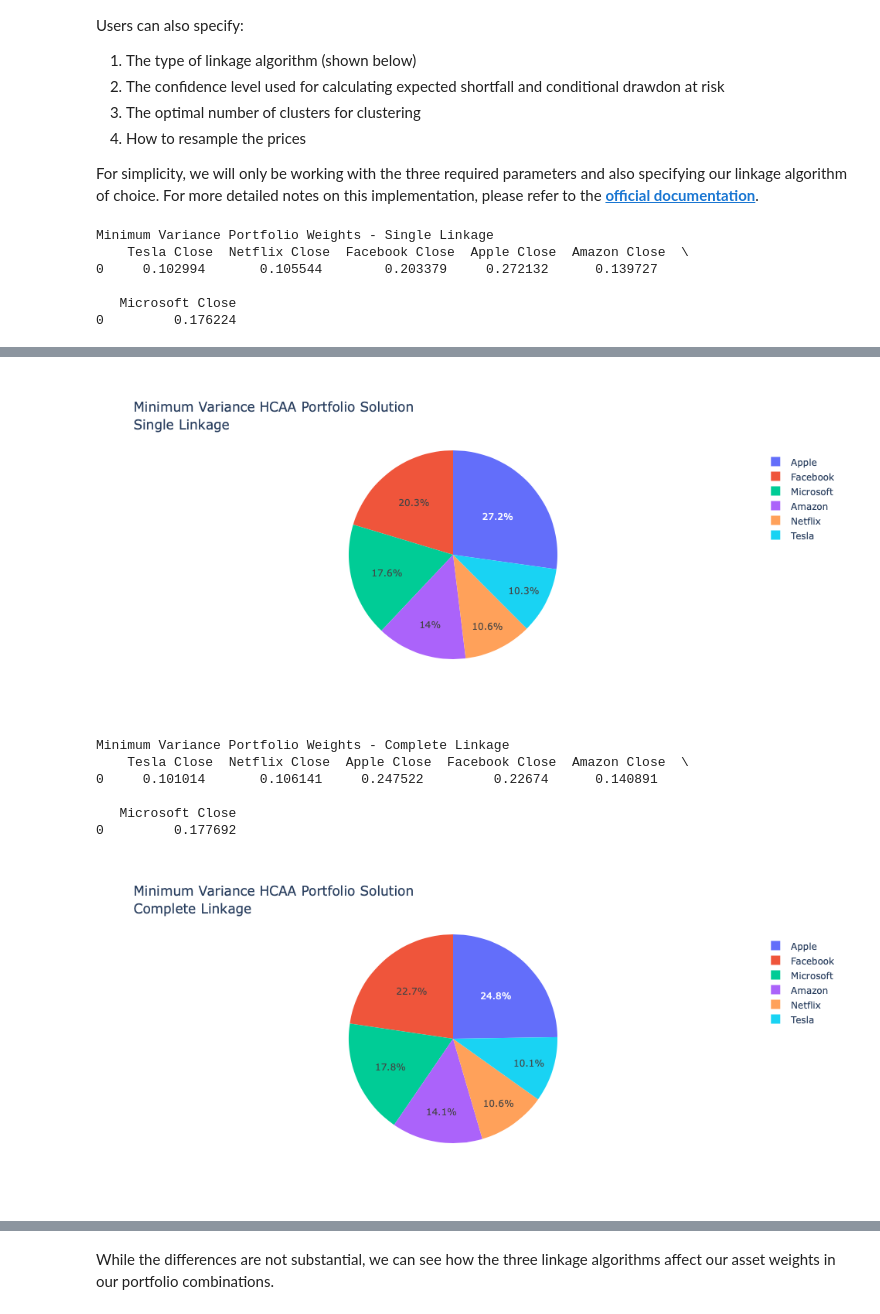
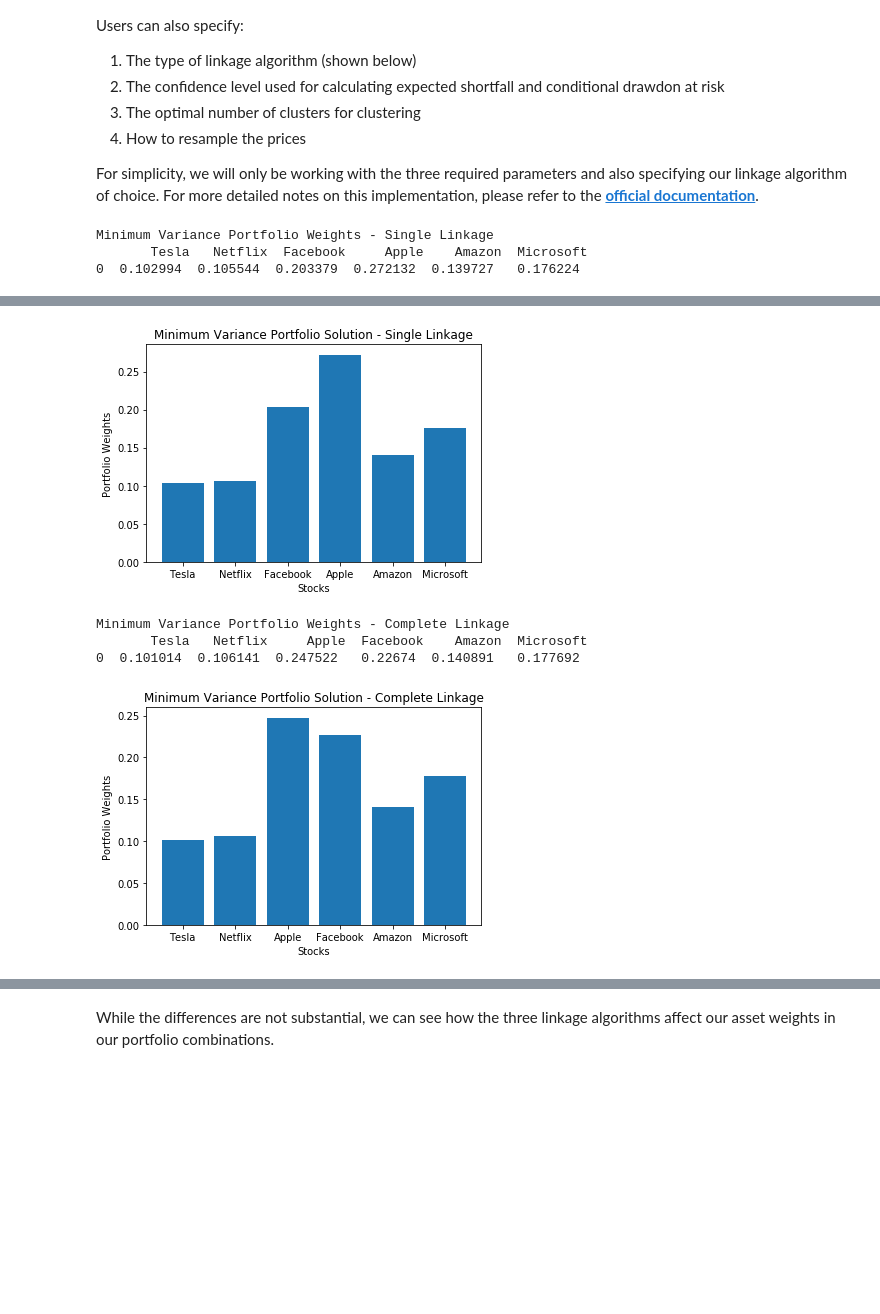
Before and after one commit to FriendlyUser/research, a Jupyter notebook: HCAA Tutorial Notebook.ipynb, the cells around one changed output, grey strips where cells are left out. Saved outputs shown, nothing was run; the diff lists cells and outputs as text; code cells hidden in the pictures; blank space fills up the shorter version.

```diff
--- a/HCAA Tutorial Notebook.ipynb
+++ b/HCAA Tutorial Notebook.ipynb
@@ -40,6 +45,6 @@ from mlfinlab.portfolio_optimization.hcaa import HierarchicalClusteringAssetAllo
 ## The Data
 All stock data was downloaded from __[Yahoo](https://help.yahoo.com/kb/download-historical-data-yahoo-finance-sln2311.html?guccounter=1&guce_referrer=aHR0cHM6Ly93d3cuZ29vZ2xlLmNvbS8&guce_referrer_sig=AQAAALQCM_6ulNppxJ2pt-zmOL_WPxcZvTy4HJXN_3fjA9Dxb9D1-1av3NsYNZJX8-6HqGFmvxOdQLw4ZEjMhAsBRdCycoKX0sVNI7s25XZ0Eb97ambo2F8hKuwEQd9LSe0Vzrj3eHHLUP7sk5LBG44m9F-7VM9C8avDgJCK1nPyIMA7)__. In this tutorial, we will be working with 5-year historical closing-price data from Apple, Amazon, Facebook, Microsoft, Netflix, and Tesla. Note that the data must be in a Pandas dataframe indexed by date.
 # %%
-stock_prices = pd.read_csv('stock_data_hcaa.csv', parse_dates=True, index_col='Date')
+stock_prices = pd.read_csv('stock_data.csv', parse_dates=True, index_col='Date')
 stock_prices.head()
 # %% [output]
@@ -80,29 +88,28 @@ For simplicity, we will only be working with the three required parameters and a
 
 hcaaMV_single = HierarchicalClusteringAssetAllocation()
 hcaaMV_single.allocate(asset_names=stock_prices.columns,
-                asset_prices=stock_prices,
-                allocation_metric='minimum_variance',
-                linkage='single')
+                       asset_prices=stock_prices,
+                       allocation_metric='minimum_variance',
+                       linkage='single')
 
 print("Minimum Variance Portfolio Weights - Single Linkage \n", hcaaMV_single.weights)
 # %% [output]
 Minimum Variance Portfolio Weights - Single Linkage
-    Tesla Close  Netflix Close  Facebook Close  Apple Close  Amazon Close  \
-0     0.102994       0.105544        0.203379     0.272132      0.139727
-
-   Microsoft Close
-0         0.176224
+       Tesla   Netflix  Facebook     Apple    Amazon  Microsoft
+0  0.102994  0.105544  0.203379  0.272132  0.139727   0.176224
 # %%
 # Plotting our Minimum Variance portfolio - Single Linkage
 
 MV_weights = hcaaMV_single.weights.transpose()
 MV_weights = MV_weights.values.tolist()
 MV_weights = [item for sublist in MV_weights for item in sublist]
+y_pos = np.arange(len(stock_prices.columns))
 stocks = ['Tesla', 'Netflix', 'Facebook', 'Apple', 'Amazon', 'Microsoft']
 
-MV_portfolio = go.Figure(data=[
-    go.Pie(labels=stocks, values=MV_weights)
-])
-MV_portfolio.update_layout(title='Minimum Variance HCAA Portfolio Solution <br> Single Linkage')
-MV_portfolio.show()
+plt.bar(y_pos, MV_weights)
+plt.xticks(y_pos, stocks)
+plt.xlabel('Stocks')
+plt.ylabel('Portfolio Weights')
+plt.title('Minimum Variance Portfolio Solution - Single Linkage')
+plt.show()
 # %% [output]
@@ -110,36 +116,35 @@ MV_portfolio.show()
-[figure, old version]
+[figure, new version]
 # %%
 # HCAA implementation with minimum_variance solution - Complete Linkage
 
 hcaaMV_complete = HierarchicalClusteringAssetAllocation()
 hcaaMV_complete.allocate(asset_names=stock_prices.columns,
-                asset_prices=stock_prices,
-                allocation_metric='minimum_variance',
-                linkage='complete')
+                         asset_prices=stock_prices,
+                         allocation_metric='minimum_variance',
+                         linkage='complete')
 
 print("Minimum Variance Portfolio Weights - Complete Linkage \n", hcaaMV_complete.weights)
 # %% [output]
 Minimum Variance Portfolio Weights - Complete Linkage
-    Tesla Close  Netflix Close  Apple Close  Facebook Close  Amazon Close  \
-0     0.101014       0.106141     0.247522         0.22674      0.140891
-
-   Microsoft Close
-0         0.177692
+       Tesla   Netflix     Apple  Facebook    Amazon  Microsoft
+0  0.101014  0.106141  0.247522   0.22674  0.140891   0.177692
 # %%
 # Plotting our Minimum Variance portfolio - Complete Linkage
 
 MV_weights = hcaaMV_complete.weights.transpose()
 MV_weights = MV_weights.values.tolist()
 MV_weights = [item for sublist in MV_weights for item in sublist]
+y_pos = np.arange(len(stock_prices.columns))
 stocks = ['Tesla', 'Netflix', 'Apple', 'Facebook', 'Amazon', 'Microsoft']
 
-MV_portfolio = go.Figure(data=[
-    go.Pie(labels=stocks, values=MV_weights)
-])
-MV_portfolio.update_layout(title='Minimum Variance HCAA Portfolio Solution <br> Complete Linkage')
-MV_portfolio.show()
+plt.bar(y_pos, MV_weights)
+plt.xticks(y_pos, stocks)
+plt.xlabel('Stocks')
+plt.ylabel('Portfolio Weights')
+plt.title('Minimum Variance Portfolio Solution - Complete Linkage')
+plt.show()
 # %% [output]
-[figure, old version]
+[figure, new version]
 # %%
 # HCAA implementation with minimum_variance solution - Average Linkage
 
```
Also changed, not shown: parts of 26 cells of this notebook.
